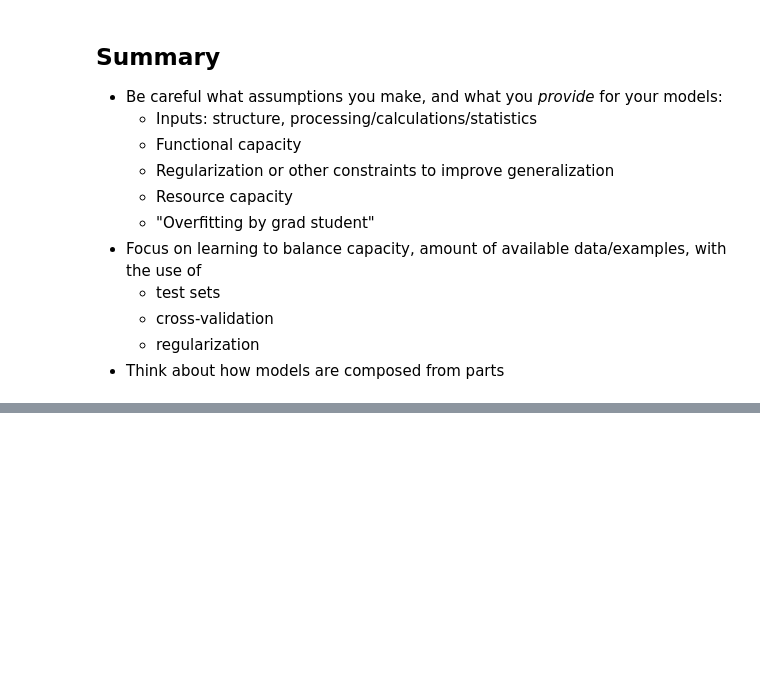
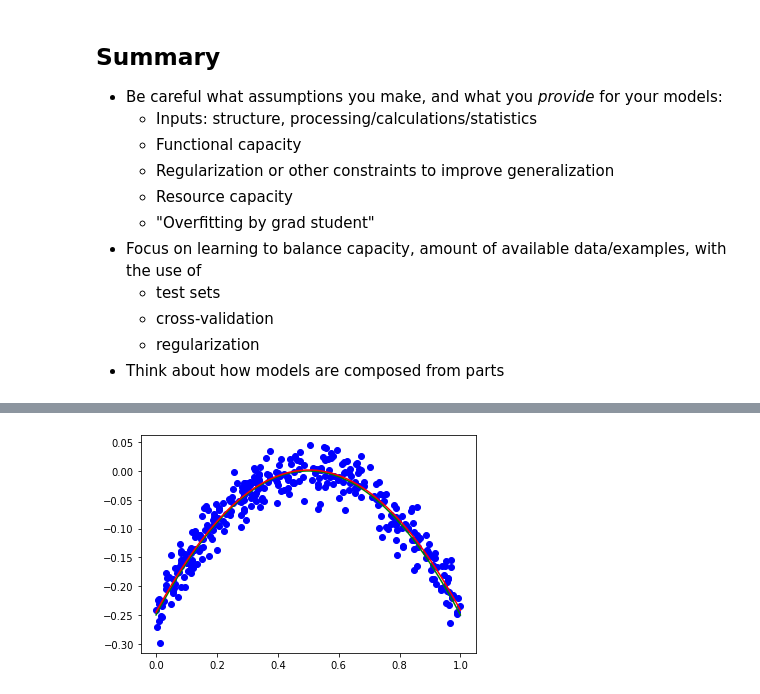
Before and after one commit to BlohmLab/MLtutorials, a Jupyter notebook: ML intro 1.ipynb, the cells around one changed output, grey strips where cells are left out. Cells and saved outputs as stored; diff of their text form; code cells hidden in the pictures; blank space fills up the shorter version.

```diff
--- a/ML intro 1.ipynb
+++ b/ML intro 1.ipynb
@@ -392,0 +439,23 @@ Get a list (CoSMo paper?) and see if I can improve integration of the slides wit
+# %%
+def add_poly_terms(x, order=2):
+    X = np.zeros((x.shape[0], order))
+    X[:, 0] = np.copy(x)
+    for col in range(1, order):
+        X[:, col] = x ** (col + 1)
+    return X
+# %%
+order = 2
+X = add_poly_terms(x, order)
+
+reg = linear_model.LinearRegression().fit(X, y)
+score = reg.score(X, y)
+y_reg = reg.predict(add_poly_terms(x_grid, order))
+# %%
+plt.plot(x, y, 'bo')
+plt.plot(x_grid, true_func, 'g-')
+plt.plot(x_grid, y_reg, 'r-')
+plt.xlim(xlim)
+plt.ylim(ylim)
+plt.show()
+# %% [output]
+[figure, added]
```
Also changed, not shown: parts of 55 cells of this notebook, 11 other files.
